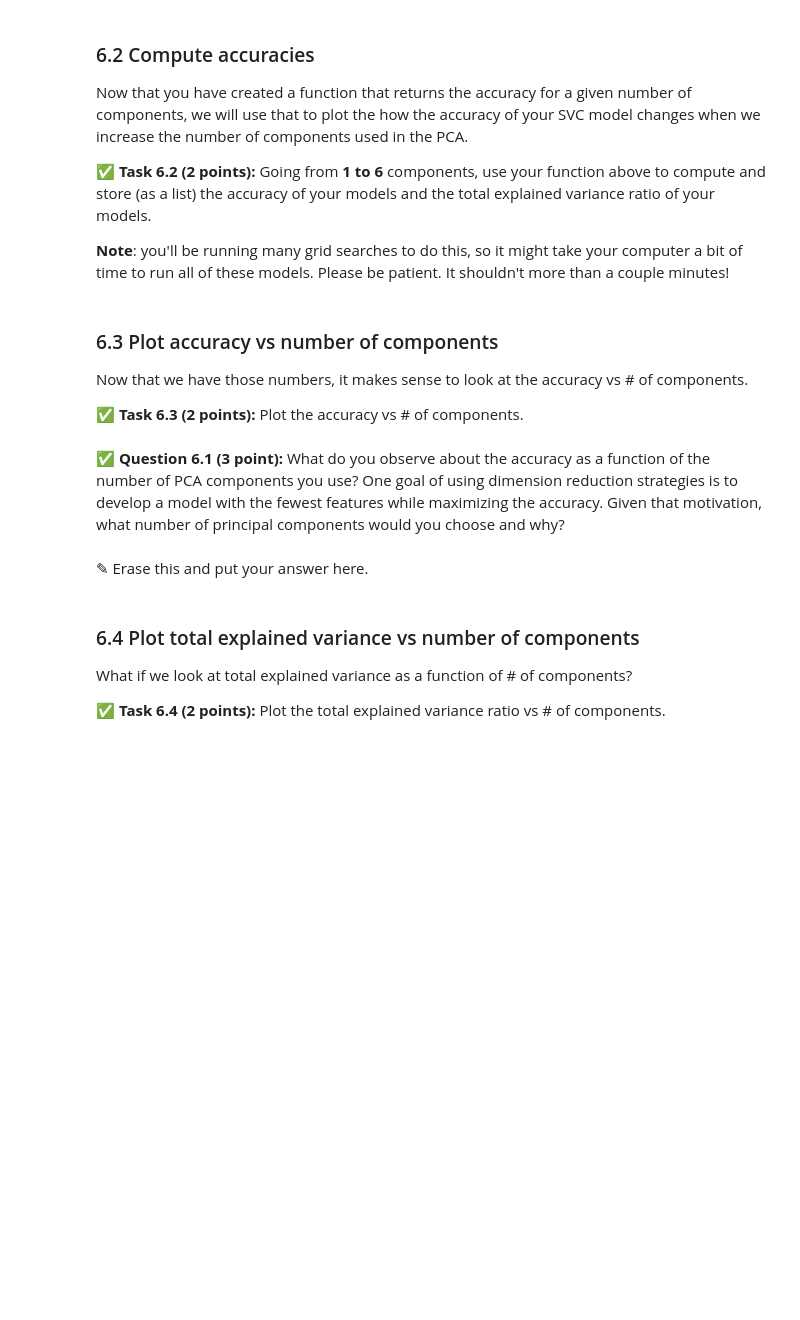
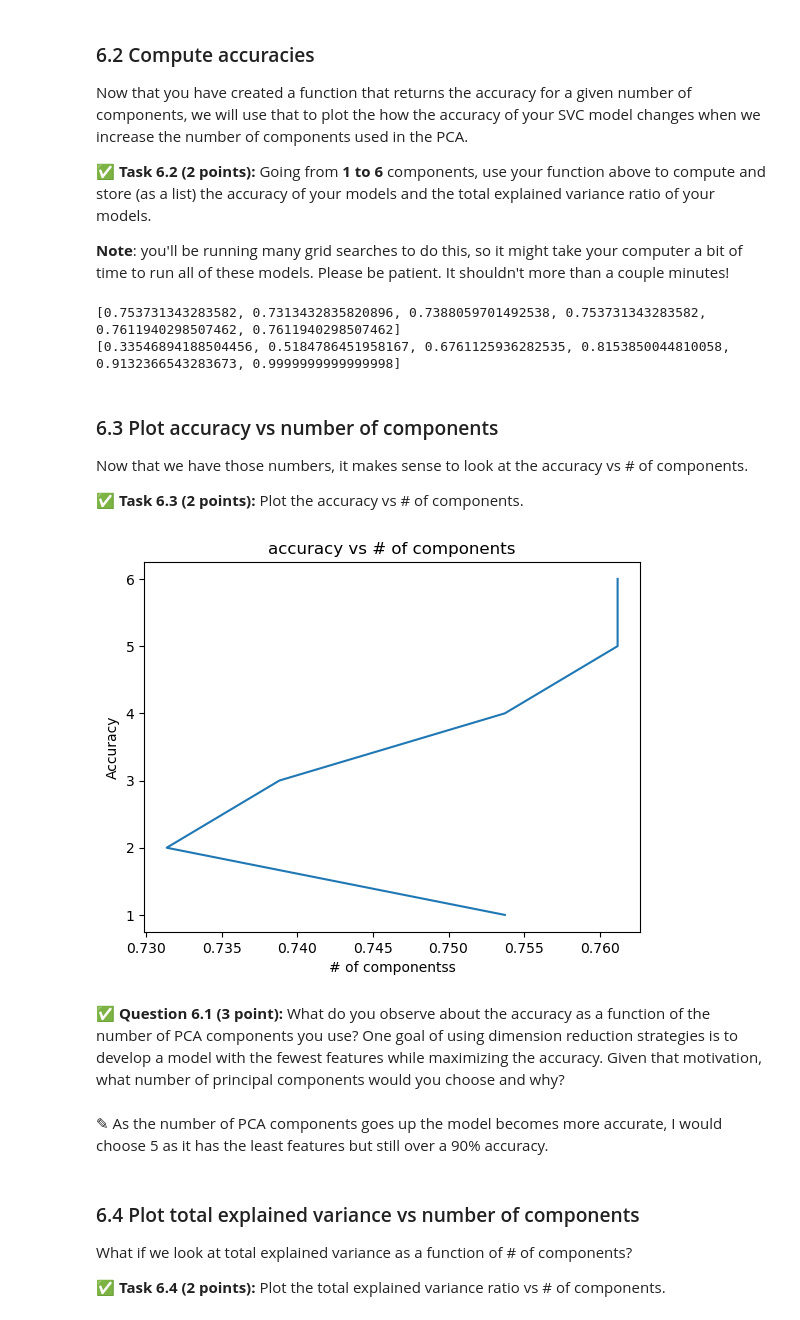
Before and after one commit to NathanZarkowsky/CMSE202-f23-turnin, a Jupyter notebook: hw-04/HW-04_PerceptronSVMandPCA-STUDENT.ipynb, the cells around one changed output. Cells and saved outputs as stored; diff of their text form; code cells hidden in the pictures; blank space fills up the shorter version.

```diff
--- a/hw-04/HW-04_PerceptronSVMandPCA-STUDENT.ipynb
+++ b/hw-04/HW-04_PerceptronSVMandPCA-STUDENT.ipynb
@@ -455,3 +454,16 @@ Now that you have created a function that returns the accuracy for a given numbe
+# %%
+# Put your code here
+accuracies = []
+explained_variances = []
+for n_components in range(1, 7):
+    accuracy, explained_variance = PCA_accuracy(n_components, train_vectors, test_vectors, train_labels, test_labels)
+    accuracies.append(accuracy)
+    explained_variances.append(explained_variance)
+print(accuracies)
+print(explained_variances)
+# %% [output]
+[0.753731343283582, 0.7313432835820896, 0.7388059701492538, 0.753731343283582, 0.7611940298507462, 0.7611940298507462]
+[0.33546894188504456, 0.5184786451958167, 0.6761125936282535, 0.8153850044810058, 0.9132366543283673, 0.9999999999999998]
 # %% [markdown]
 ### 6.3 Plot accuracy vs number of components
 
@@ -463,7 +473,17 @@ Now that we have those numbers, it makes sense to look at the accuracy vs # of c
+# %%
+# Put your code here
+components_range=range(1,7)
+plt.plot(accuracies,components_range)
+plt.xlabel('# of componentss')
+plt.ylabel('Accuracy')
+plt.title('accuracy vs # of components')
+plt.show()
+# %% [output]
+[figure, added]
 # %% [markdown]
 **&#9989; Question 6.1 (3 point):** What do you observe about the accuracy as a function of the number of PCA components you use? One goal of using dimension reduction strategies is to develop a model with the fewest features while maximizing the accuracy. Given that motivation, what number of principal components would you choose and why?
-# %% [markdown]
-<font size=+3>&#9998;</font> Erase this and put your answer here.
+# %% [markdown]
+<font size=+3>&#9998;</font> As the number of PCA components goes up the model becomes more accurate, I would choose 5 as it has the least features but still over a 90% accuracy.
 # %% [markdown]
 ### 6.4 Plot total explained variance vs number of components
 
```
Also changed, not shown: parts of 6 cells of this notebook.
